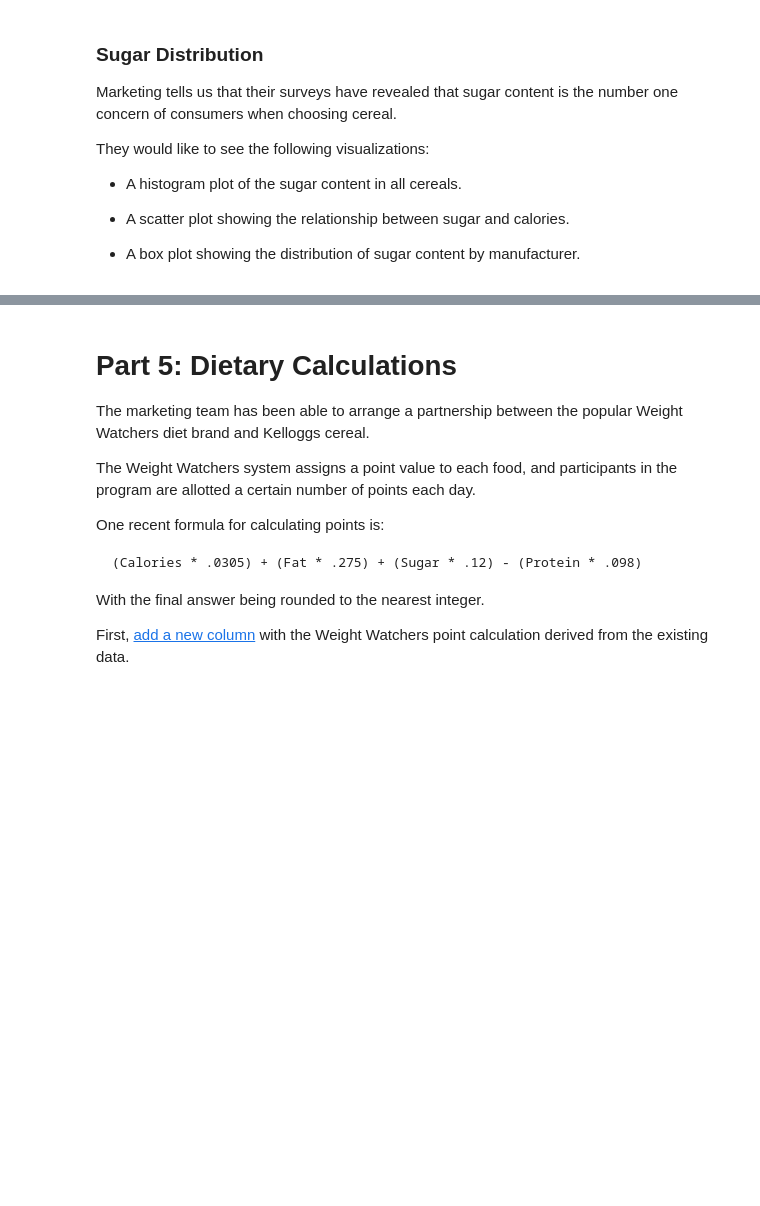
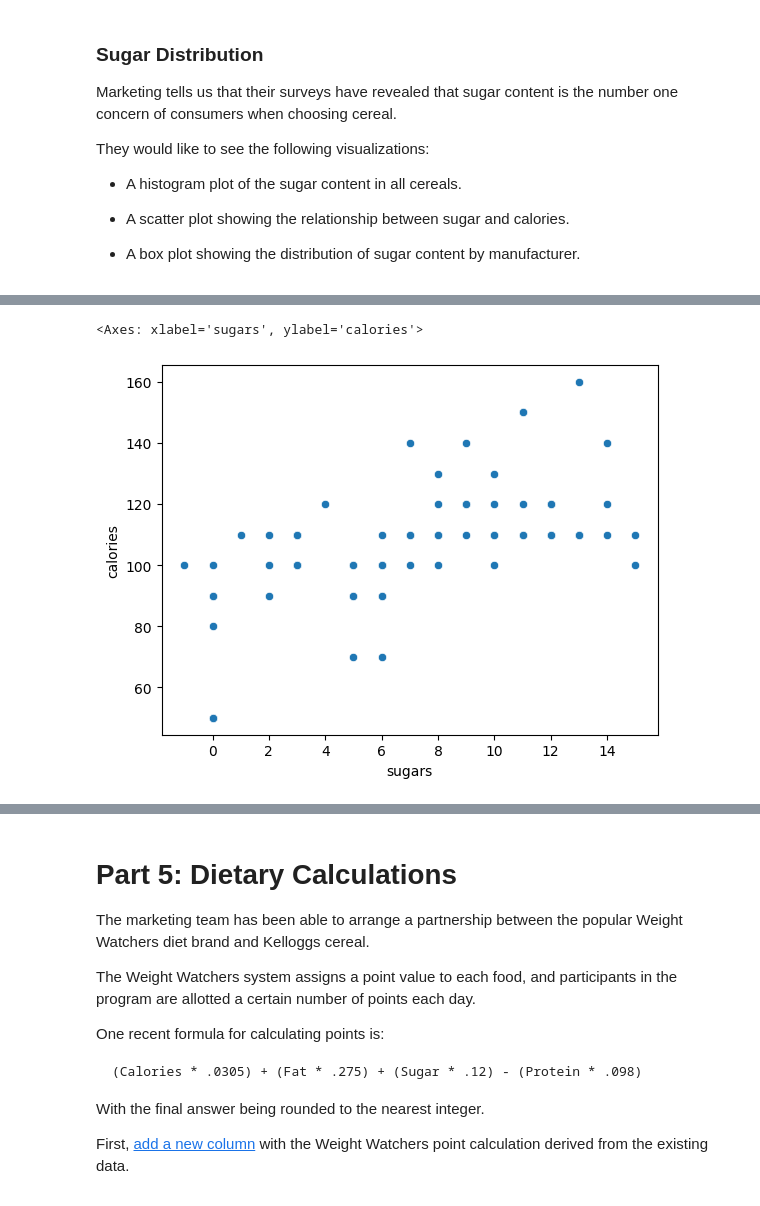
Before and after one commit to austinvirgin/austinvirgin.github.io, a Jupyter notebook: notebooks/Exploration_02.ipynb, the cells around one changed output, grey strips where cells are left out. Drawn from its saved outputs; the diff is of its cells as text; code cells hidden in the pictures; blank space fills up the shorter version.

```diff
--- a/notebooks/Exploration_02.ipynb
+++ b/notebooks/Exploration_02.ipynb
@@ -155,0 +161,5 @@ They would like to see the following visualizations:
+# %%
+sns.scatterplot(data = df, x = 'sugars', y = 'calories')
+# %% [output]
+<Axes: xlabel='sugars', ylabel='calories'>
+[figure, added]
```
Also changed, not shown: parts of 3 cells of this notebook.
